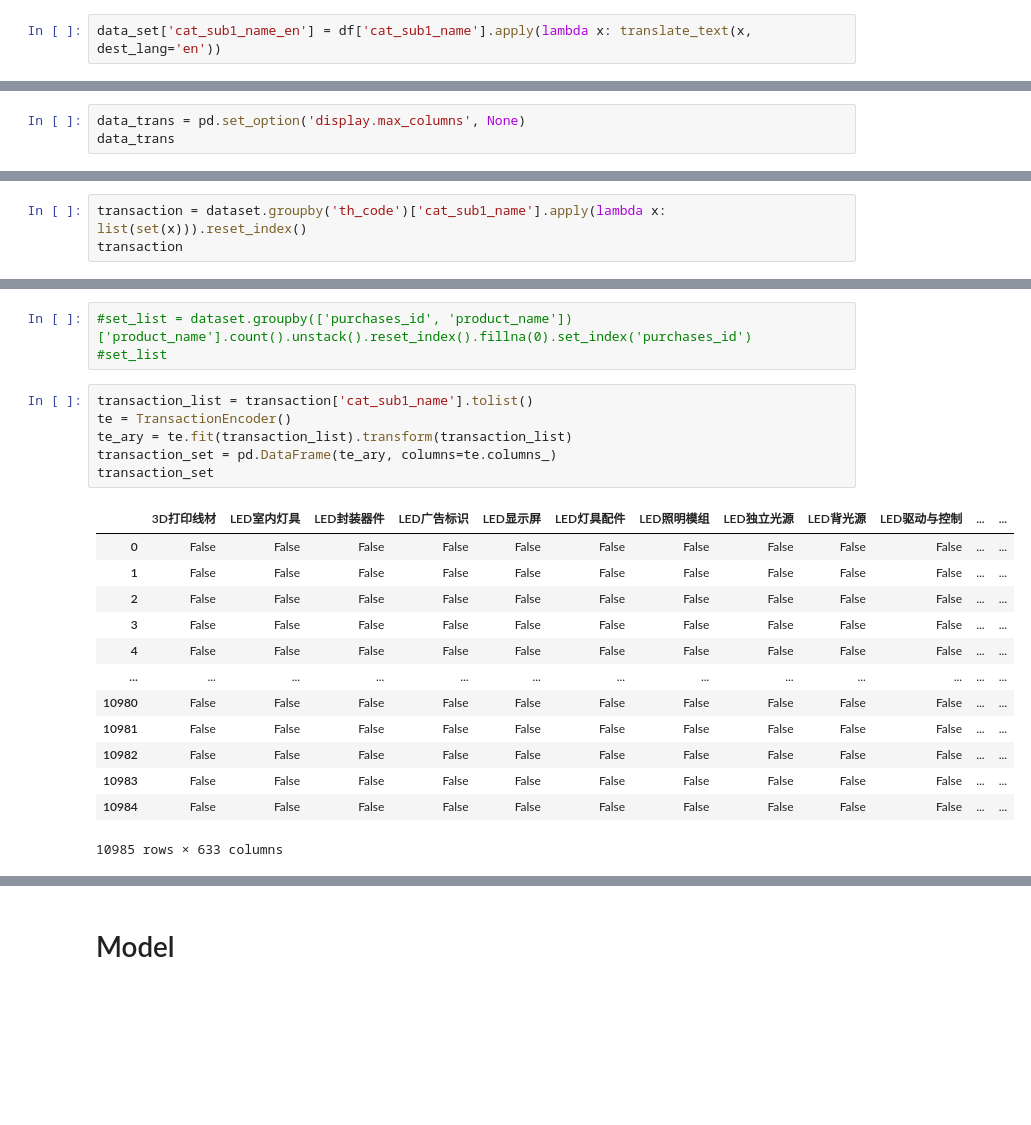
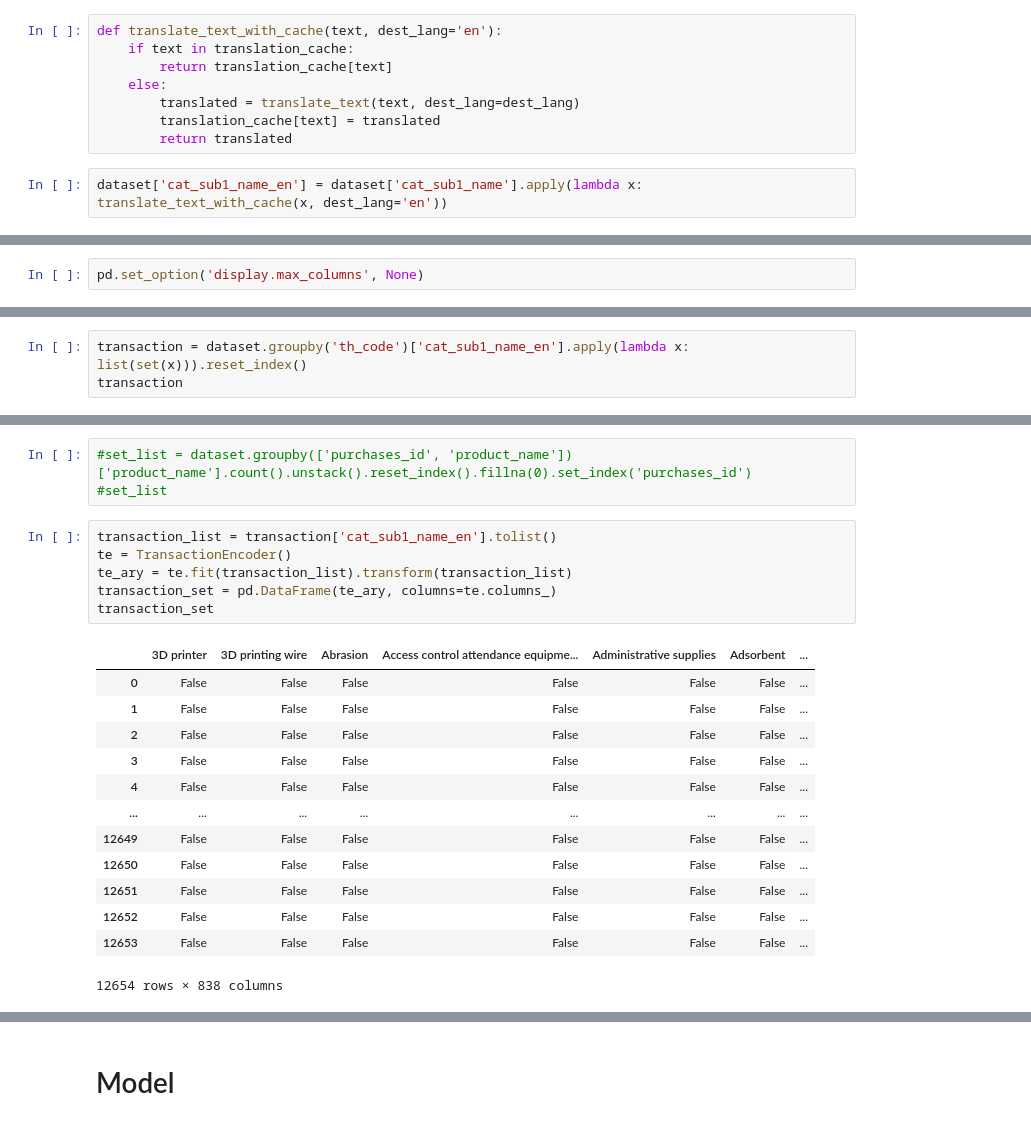
Before and after one commit to bavcb/association-rule, a Jupyter notebook: Test_Association_Rule_M02.ipynb, the cells around one changed output, grey strips where cells are left out. Cells and saved outputs as stored; diff of their text form; blank space fills up the shorter version.

Commit message:
translate-cat_sub1

```diff
--- a/Test_Association_Rule_M02.ipynb
+++ b/Test_Association_Rule_M02.ipynb
@@ -218,2 +222,10 @@ def translate_text(text, src_lang='auto', dest_lang='en'):
+# %%
+def translate_text_with_cache(text, dest_lang='en'):
+    if text in translation_cache:
+        return translation_cache[text]
+    else:
+        translated = translate_text(text, dest_lang=dest_lang)
+        translation_cache[text] = translated
+        return translated
 # %%
-data_set['cat_sub1_name_en'] = df['cat_sub1_name'].apply(lambda x: translate_text(x, dest_lang='en'))
+dataset['cat_sub1_name_en'] = dataset['cat_sub1_name'].apply(lambda x: translate_text_with_cache(x, dest_lang='en'))
@@ -220,3 +240,2 @@ data_set['cat_sub1_name_en'] = df['cat_sub1_name'].apply(lambda x: translate_tex
 # %%
-data_trans = pd.set_option('display.max_columns', None)
-data_trans
+pd.set_option('display.max_columns', None)
@@ -324,4 +359,4 @@ products
 # %%
-transaction = dataset.groupby('th_code')['cat_sub1_name'].apply(lambda x: list(set(x))).reset_index()
+transaction = dataset.groupby('th_code')['cat_sub1_name_en'].apply(lambda x: list(set(x))).reset_index()
 transaction
 # %% [output]
@@ -342,25 +377,25 @@ transaction
 #set_list = dataset.groupby(['purchases_id', 'product_name'])['product_name'].count().unstack().reset_index().fillna(0).set_index('purchases_id')
 #set_list
 # %%
-transaction_list = transaction['cat_sub1_name'].tolist()
+transaction_list = transaction['cat_sub1_name_en'].tolist()
 te = TransactionEncoder()
 te_ary = te.fit(transaction_list).transform(transaction_list)
 transaction_set = pd.DataFrame(te_ary, columns=te.columns_)
 transaction_set
 # %% [output]
-|  | 3D打印线材 | LED室内灯具 | LED封装器件 | LED广告标识 | LED显示屏 | LED灯具配件 | LED照明模组 | LED独立光源 | LED背光源 | LED驱动与控制 | ... | ... |
-| 0 | False | False | False | False | False | False | False | False | False | False | ... | ... |
-| 1 | False | False | False | False | False | False | False | False | False | False | ... | ... |
-| 2 | False | False | False | False | False | False | False | False | False | False | ... | ... |
-| 3 | False | False | False | False | False | False | False | False | False | False | ... | ... |
-| 4 | False | False | False | False | False | False | False | False | False | False | ... | ... |
-| ... | ... | ... | ... | ... | ... | ... | ... | ... | ... | ... | ... | ... |
-| 10980 | False | False | False | False | False | False | False | False | False | False | ... | ... |
-| 10981 | False | False | False | False | False | False | False | False | False | False | ... | ... |
-| 10982 | False | False | False | False | False | False | False | False | False | False | ... | ... |
-| 10983 | False | False | False | False | False | False | False | False | False | False | ... | ... |
-| 10984 | False | False | False | False | False | False | False | False | False | False | ... | ... |
+|  | 3D printer | 3D printing wire | Abrasion | Access control attendance equipme... | Administrative supplies | Adsorbent | ... |
+| 0 | False | False | False | False | False | False | ... |
+| 1 | False | False | False | False | False | False | ... |
+| 2 | False | False | False | False | False | False | ... |
+| 3 | False | False | False | False | False | False | ... |
+| 4 | False | False | False | False | False | False | ... |
+| ... | ... | ... | ... | ... | ... | ... | ... |
+| 12649 | False | False | False | False | False | False | ... |
+| 12650 | False | False | False | False | False | False | ... |
+| 12651 | False | False | False | False | False | False | ... |
+| 12652 | False | False | False | False | False | False | ... |
+| 12653 | False | False | False | False | False | False | ... |
-10985 rows × 633 columns
+12654 rows × 838 columns
 # %%
 transaction_set.isnull().any()
 # %% [output]
```
Also changed, not shown: parts of 22 cells of this notebook.
